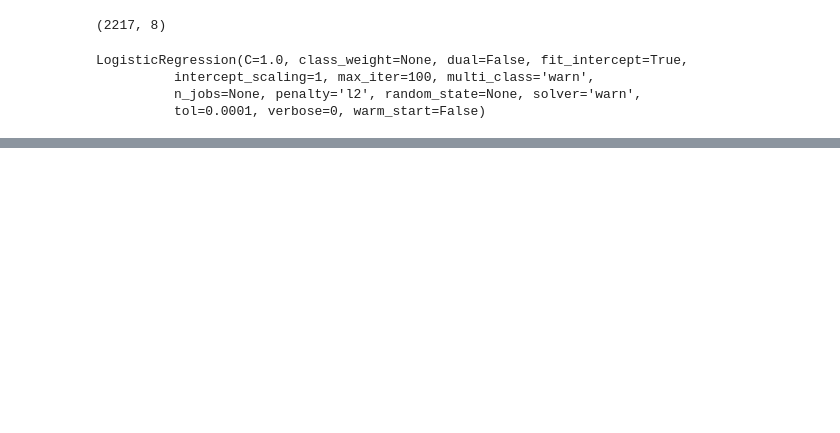
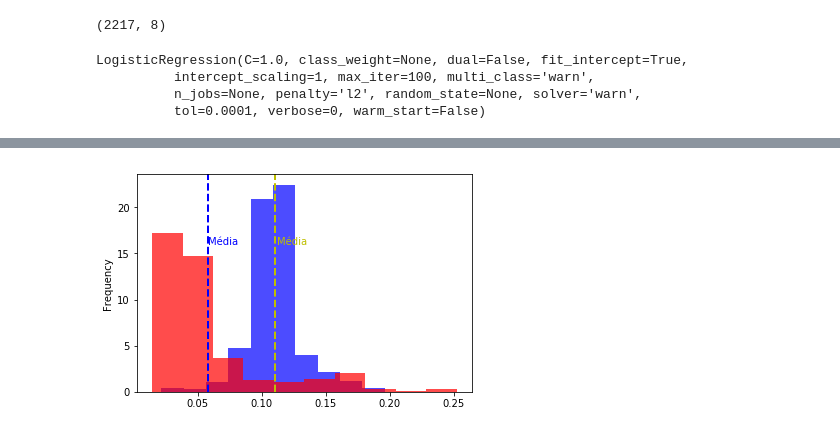
Before and after one commit to luizasilveira/Projeto-Final---CDD, a Jupyter notebook: Projeto 3 cdd.ipynb, the cells around one changed output, grey strips where cells are left out. Cells and saved outputs as stored; diff of their text form; code cells hidden in the pictures; blank space fills up the shorter version.

```diff
--- a/Projeto 3 cdd.ipynb
+++ b/Projeto 3 cdd.ipynb
@@ -68,0 +114,11 @@ Name: meanfreq, Length: 3168, dtype: object
+# %%
+
+plot1 = male.IQR.plot.hist(density=True, color = "blue",alpha = 0.7)
+plot2 = female.IQR.plot.hist(density=True, color = "red",alpha = 0.7)
+
+verticalLine(plot1, male.IQR.mean(), 16, "y", "Média")
+
+
+verticalLine(plot2, female.IQR.mean(), 16, "b", "Média")
+# %% [output]
+[figure, added]
```
Also changed, not shown: parts of 8 cells of this notebook.
